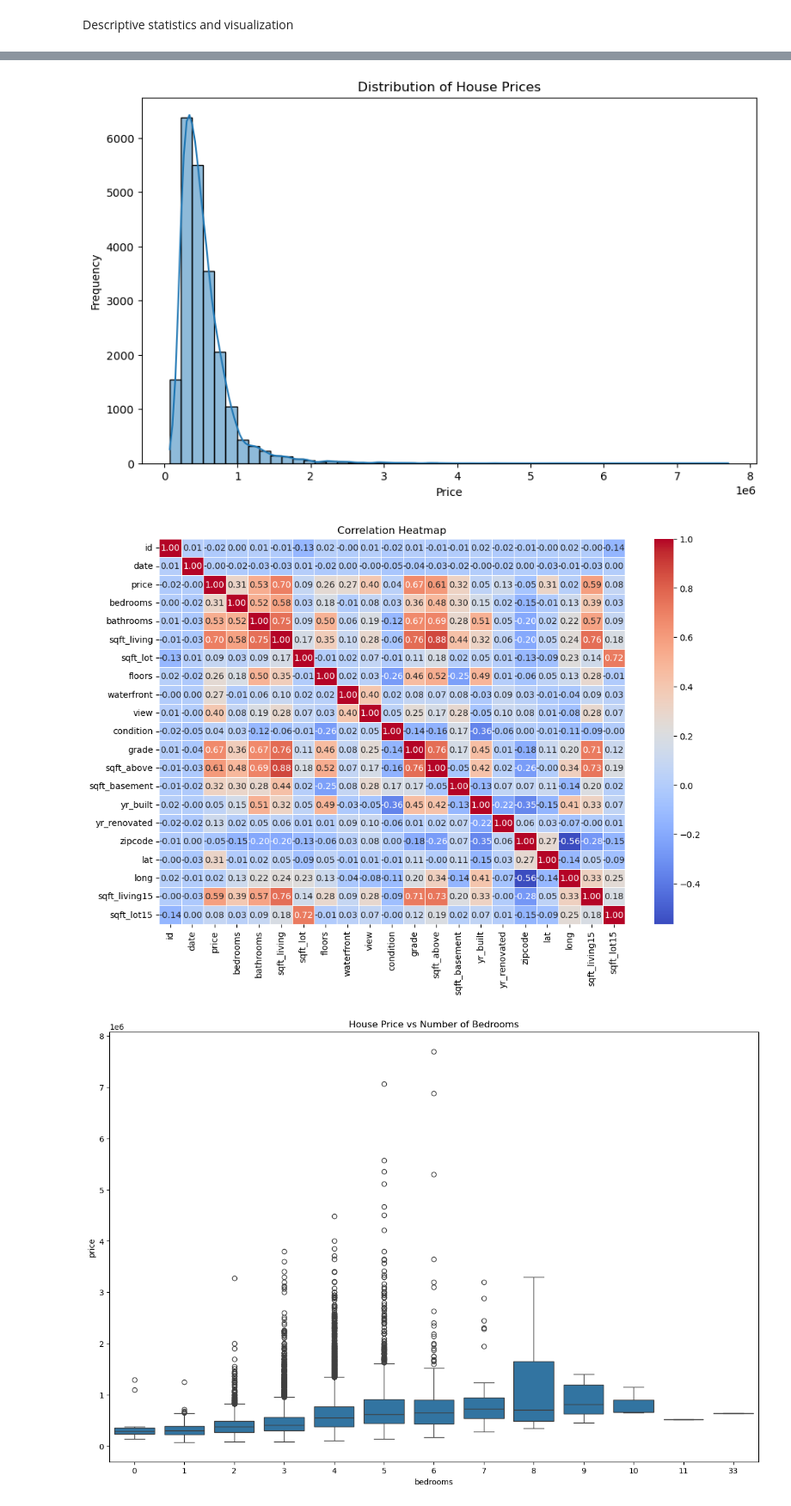
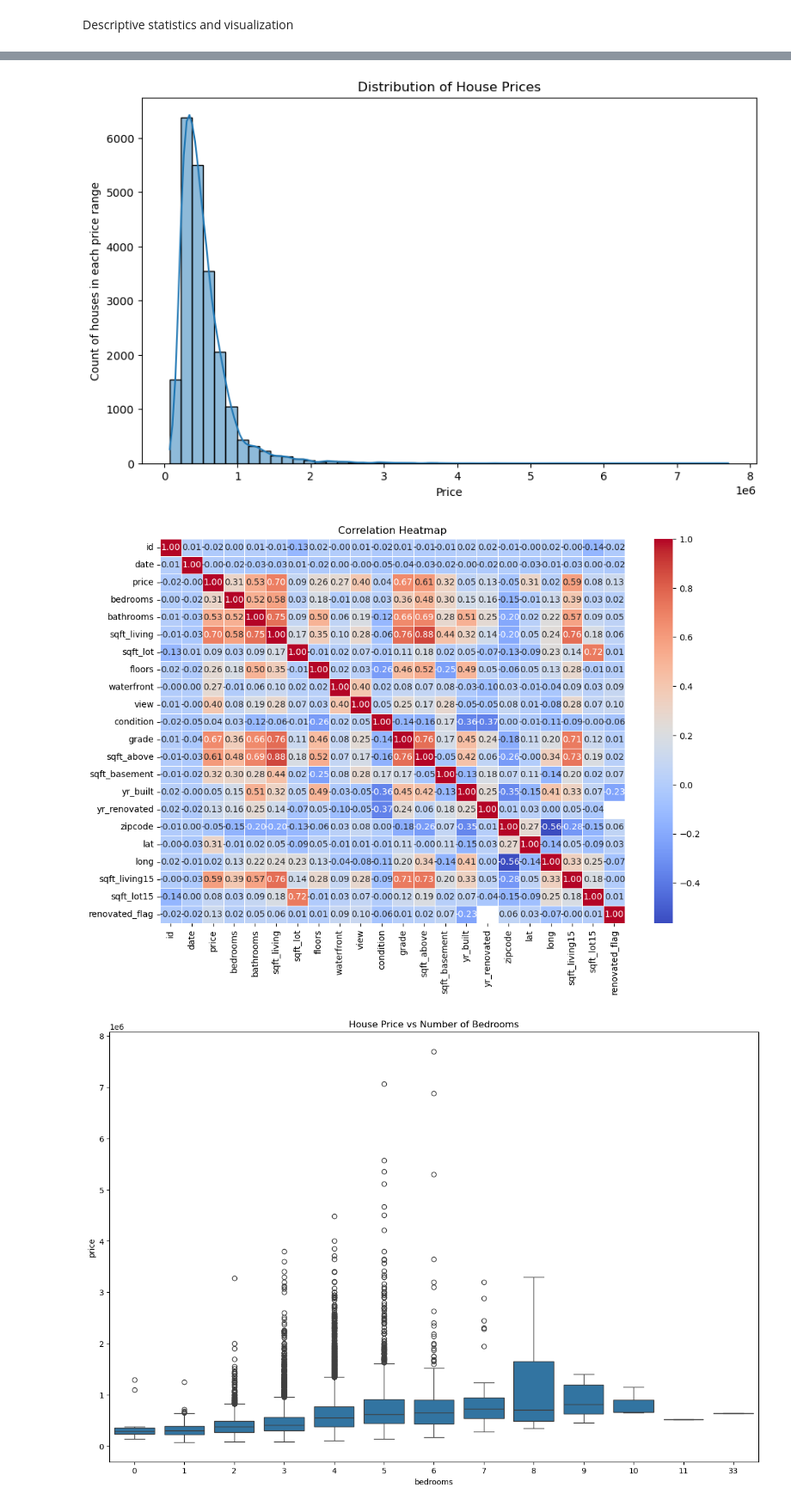
Before and after one commit to Aarabishan/PDS_Portfolio, a Jupyter notebook: Portfolio_Complete_Analysis.ipynb, the cells around one changed output, grey strips where cells are left out. Shown: that part at 86% size. Drawn from its saved outputs; the diff is of its cells as text; code cells hidden in the pictures.

```diff
--- a/Portfolio_Complete_Analysis.ipynb
+++ b/Portfolio_Complete_Analysis.ipynb
@@ -155,0 +118,25 @@ print("\n✅ Ordinal Features:", ordinal_features)
+# %%
+# Convert Date Features to Datetime
+df['date'] = pd.to_datetime(df['date'])
+df['yr_built'] = pd.to_datetime(df['yr_built'], format='%Y')
+
+#Create a new binary feature renovated_flag (0 = Never Renovated, 1 = Renovated)
+df['renovated_flag'] = (df['yr_renovated'] > 0).astype(int)
+df['yr_renovated'] = df['yr_renovated'].replace(0, np.nan)
+
+
+# Convert Categorical Features
+df['zipcode'] = df['zipcode'].astype('category')
+
+# Convert 'id' to categorical
+df['id'] = df['id'].astype('category')
+
+# Convert Binary Features
+df['waterfront'] = df['waterfront'].astype('category')
+
+# Convert 'view', 'condition', 'grade' to ordinal
+ordinal_features = ['view', 'condition', 'grade']
+df[ordinal_features] = df[ordinal_features].astype(int)
+
+#verify the types
+print(df.dtypes)
@@ -179,16 +223,16 @@ std      401.679240      0.138564      0.140828     685.391304   27304.179631
 # %%
 # Distribution of target variable
 import matplotlib.pyplot as plt
 import seaborn as sns
 
 plt.figure(figsize=(10,6))
 sns.histplot(df['price'], bins=50, kde=True)
 plt.title("Distribution of House Prices")
 plt.xlabel("Price")
-plt.ylabel("Frequency")
+plt.ylabel("Count of houses in each price range")
 plt.show()
 # %% [output]
-[figure, old version]
+[figure, new version]
 # %%
 #Correlation heatmap
 plt.figure(figsize=(12,8))
@@ -196,7 +240,7 @@ sns.heatmap(df.corr(), annot=True, cmap="coolwarm", fmt=".2f", linewidths=0.5)
 plt.title("Correlation Heatmap")
 plt.show()
 # %% [output]
-[figure, old version]
+[figure, new version]
 # %%
 #identify relationship between price and no.of. bedrooms and bathrooms
 plt.figure(figsize=(15,10))
```
Also changed, not shown: parts of 16 cells of this notebook.
